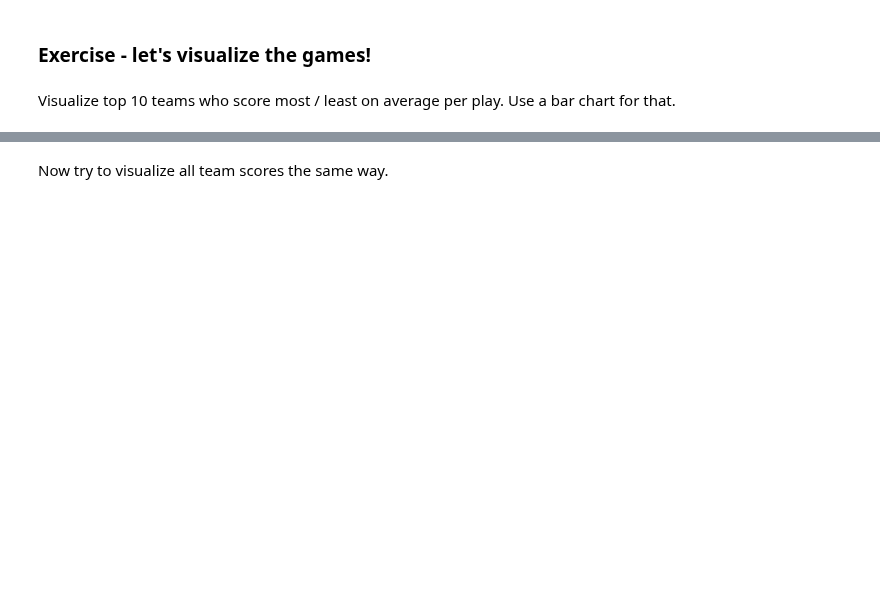
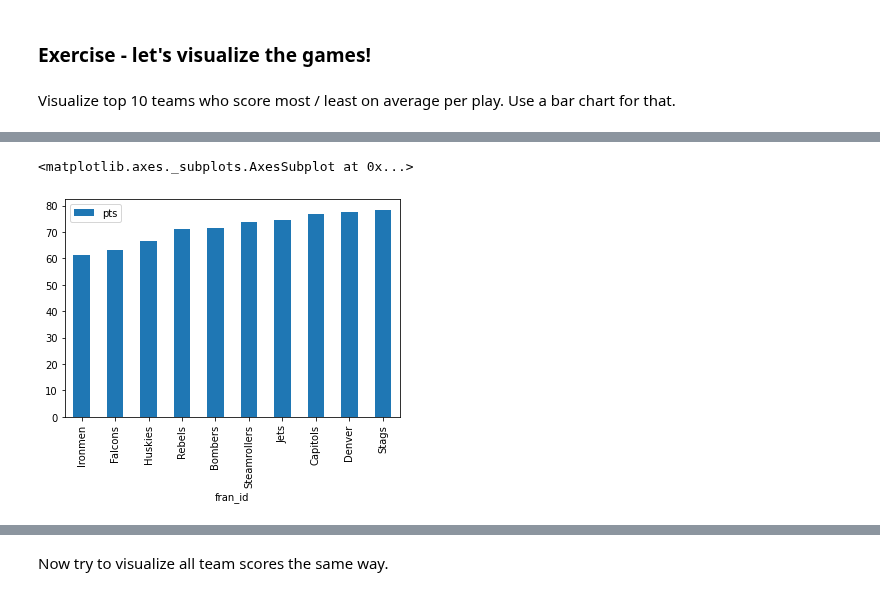
Before and after one commit to Gintariuxas/Challenge, a Jupyter notebook: Turing_College_Technical_Challenge.ipynb, the cells around one changed output, grey strips where cells are left out. Saved outputs shown, nothing was run; the diff lists cells and outputs as text; code cells hidden in the pictures; blank space fills up the shorter version.

```diff
--- a/Turing_College_Technical_Challenge.ipynb
+++ b/Turing_College_Technical_Challenge.ipynb
@@ -209,6 +228,14 @@ Visualize top 10 teams who score most / least on average per play. Use a bar cha
 # %% [markdown]
 You should see a result as follows:
 <div><img src="https://i.imgur.com/io7fvju.png" /></div>
+# %%
+#Finding TOP10 (least scores)
+ten_worst_teams = teams_mean.nsmallest(10)
+#Visualizing TOP10
+ten_worst_teams.plot.bar(legend=True)
+# %% [output]
+<matplotlib.axes._subplots.AxesSubplot at 0x...>
+[figure, added]
 # %% [markdown]
 You should see a result as follows:
 <div><img src="https://i.imgur.com/6VXMksY.png" /></div>
```
Also changed, not shown: parts of 5 cells of this notebook.
